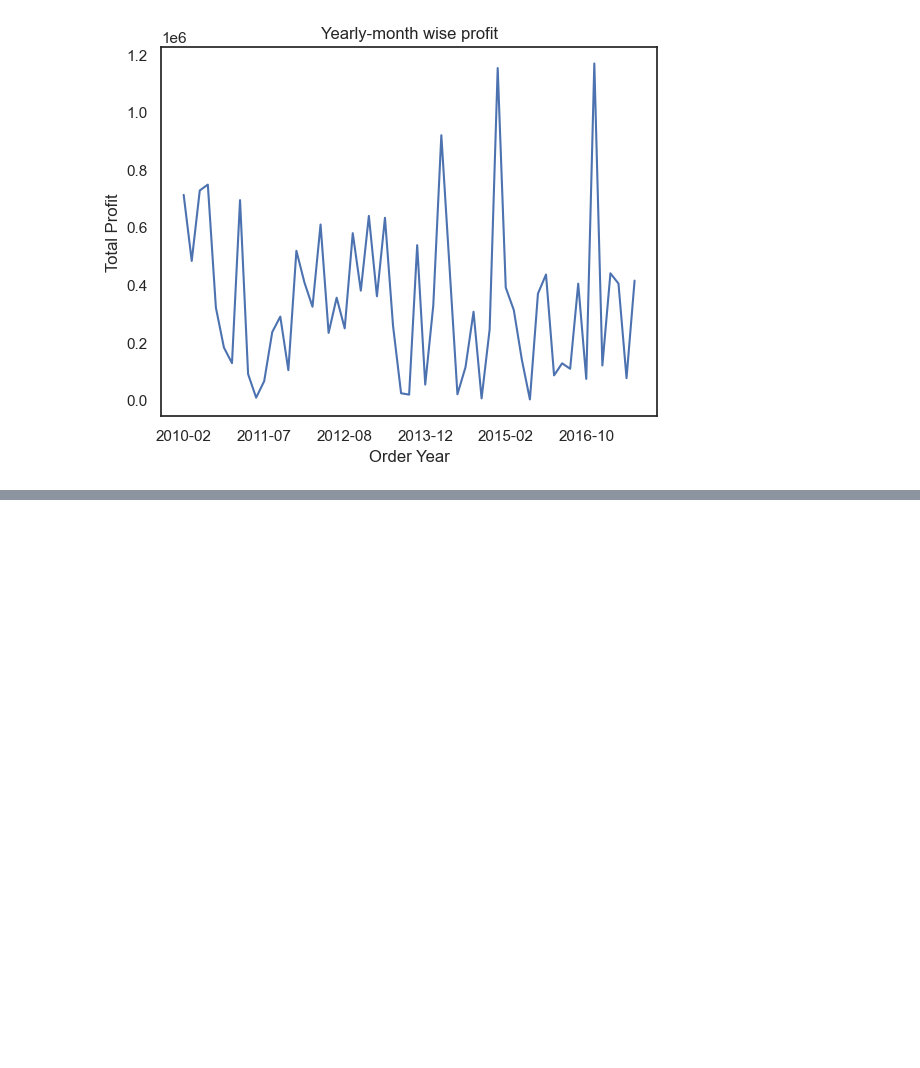
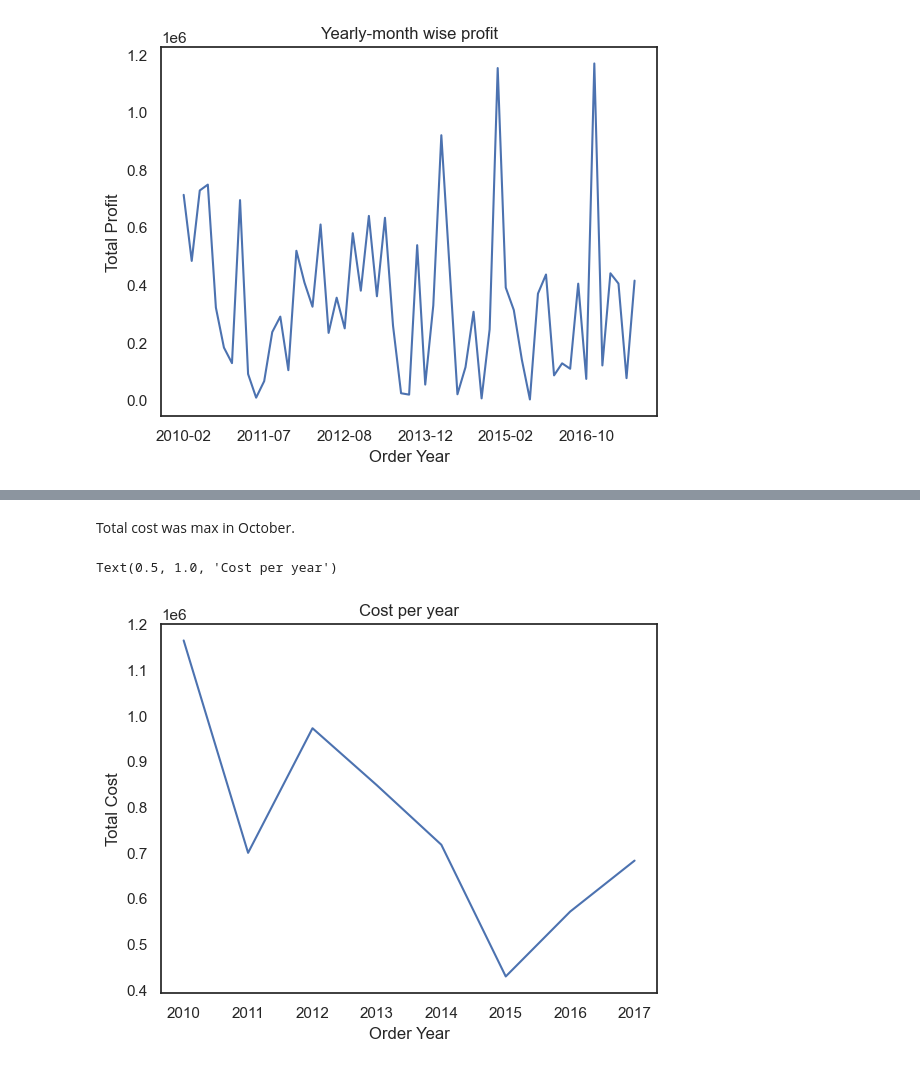
Before and after one commit to sunilkumarcodes/Brainwave_Matrix_Intern, a Jupyter notebook: sales-analysis.ipynb, the cells around one changed output, grey strips where cells are left out. Drawn from its saved outputs; the diff is of its cells as text; code cells hidden in the pictures; blank space fills up the shorter version.

```diff
--- a/sales-analysis.ipynb
+++ b/sales-analysis.ipynb
@@ -149,0 +171,10 @@ Text(0.5, 1.0, 'Yearly-month wise profit')
+# %% [markdown]
+Total cost was max in October.
+# %%
+no_outliers1.groupby('Order Year')['Total Cost'].mean().plot()
+plt.xlabel('Order Year')
+plt.ylabel('Total Cost')
+plt.title('Cost per year')
+# %% [output]
+Text(0.5, 1.0, 'Cost per year')
+[figure, added]
```
Also changed, not shown: parts of 12 cells of this notebook, 11 other files.
